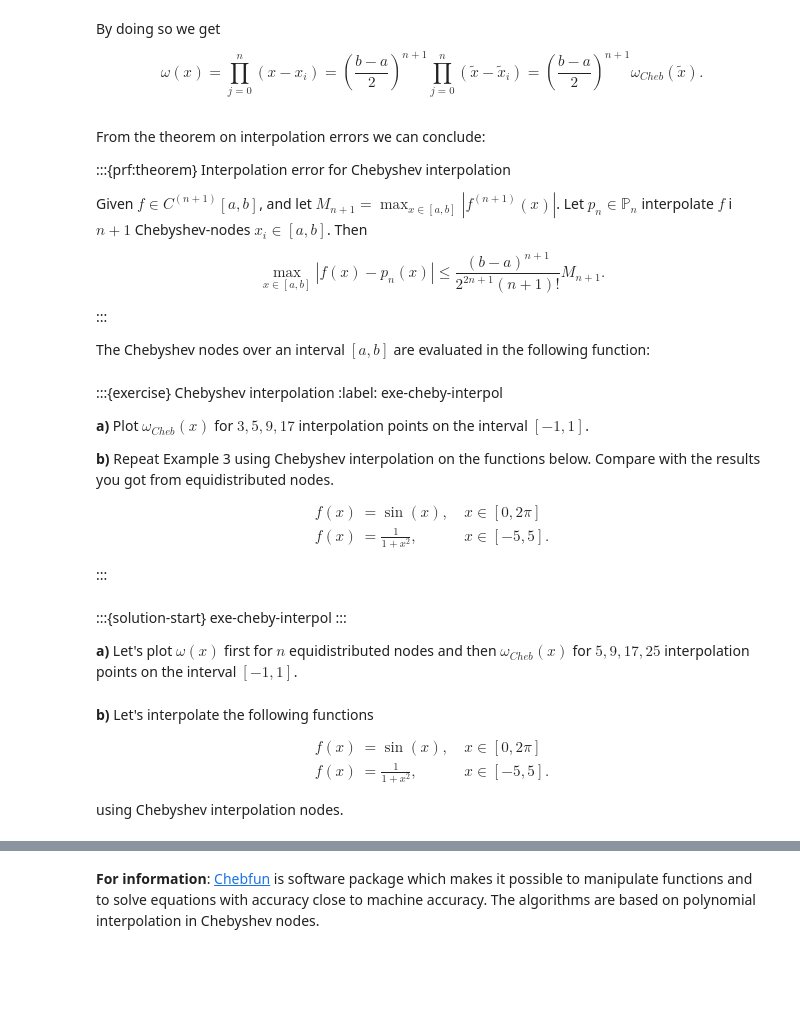
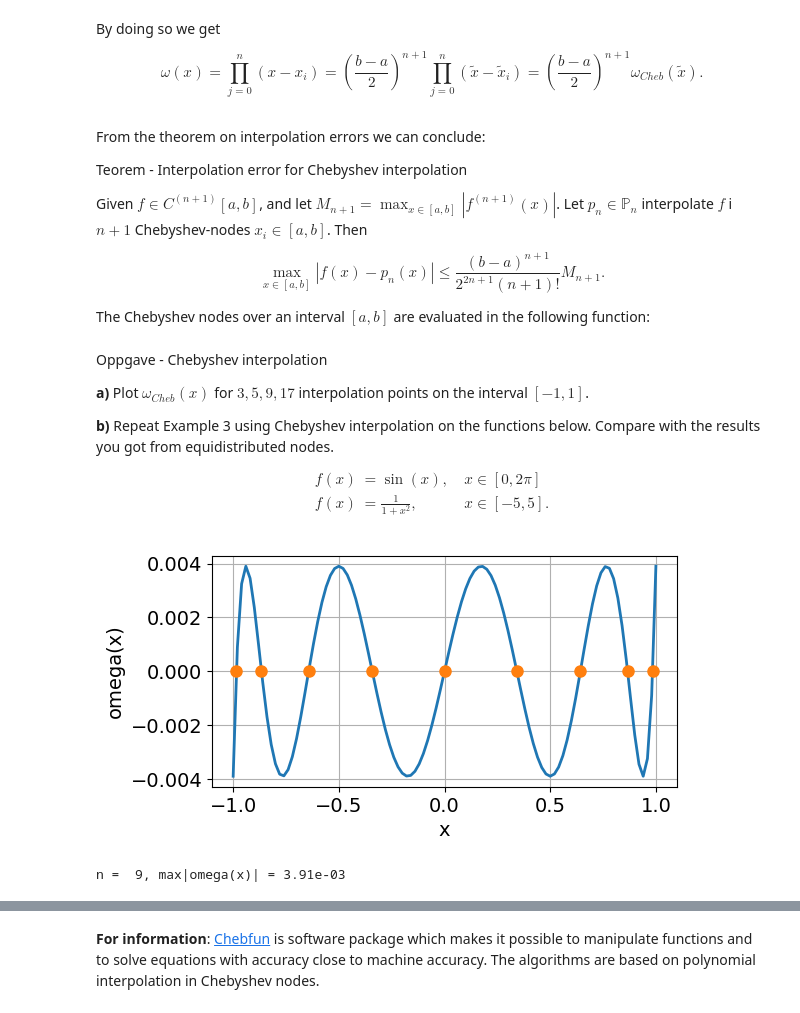
Before and after one commit to solniva/TMA4320_ScientificComputationNotes, a Jupyter notebook: chapter_interpolation/ErrorTheoryInterpolation.ipynb, the cells around one changed output, grey strips where cells are left out. Saved outputs shown, nothing was run; the diff lists cells and outputs as text; code cells hidden in the pictures; blank space fills up the shorter version.

```diff
--- a/chapter_interpolation/ErrorTheoryInterpolation.ipynb
+++ b/chapter_interpolation/ErrorTheoryInterpolation.ipynb
@@ -397,7 +454,7 @@ $$
 # %% [markdown]
 From the theorem on interpolation errors we can conclude:
 
-:::{prf:theorem} Interpolation error for Chebyshev interpolation
+Teorem - Interpolation error for Chebyshev interpolation
 
 Given $f \in C^{(n+1)}[a,b]$, and let $M_{n+1} = \max_{x\in [a,b]}|f^{(n+1)}(x)|$.  Let $p_{n} \in \mathbb{P}_n$ interpolate $f$ i $n+1$ Chebyshev-nodes $x_i \in [a,b]$. Then
 
@@ -405,8 +462,6 @@ $$
 \max_{x\in[a,b]}|f(x) - p_n(x)| \leq \frac{(b-a)^{n+1}}{2^{2n+1}(n+1)!} M_{n+1}.
 $$
 
-:::
-
 The Chebyshev nodes over an interval $[a,b]$ are evaluated in the following function:
 # %%
 def chebyshev_nodes(a, b, n):
@@ -416,7 +471,6 @@ def chebyshev_nodes(a, b, n):
     return 0.5*(b-a)*x+0.5*(b+a)        # nodes over the interval [a,b]
 # %% [markdown]
-:::{exercise} Chebyshev interpolation
-:label: exe-cheby-interpol
+Oppgave - Chebyshev interpolation
 
 **a)**
 Plot $\omega_{Cheb}(x)$ for $3, 5, 9, 17$ interpolation points on the interval $[-1,1]$.
@@ -428,10 +482,3 @@ Repeat Example 3 using Chebyshev interpolation on the functions below. Compare w
   f(x) &= \sin(x), && x\in[0,2\pi] \\
   f(x) &= \frac{1}{1+x^2}, && x\in[-5,5].
 \end{align*}
-
-:::
-# %% [markdown]
-:::{solution-start} exe-cheby-interpol
-:::
-
-**a)** Let's plot  $\omega(x)$  first for $n$ equidistributed nodes and then $\omega_{Cheb}(x)$ for $5, 9, 17, 25$ interpolation points on the interval $[-1,1]$.
@@ -445,10 +485,16 @@ x = np.linspace(a, b, 501)
 # %%
-# equidistributes nodes
-xdata = np.linspace(a, b, n)
+a, b = 1, -1
+n = 9
+
+xdata = chebyshev_nodes(a, b, n)
+x = np.linspace(a, b, 101)
 
 plt.plot(x, omega(xdata, x))
-plt.plot(xdata,omega(xdata, xdata), "o")
-plt.grid(True)
-plt.xlabel('x')
-plt.ylabel('omega(x)')
+plt.plot(xdata, omega(xdata, xdata), "o")
+plt.xlabel("x")
+plt.ylabel("omega(x)")
+plt.show()
 print("n = {:2d}, max|omega(x)| = {:.2e}".format(n, max(abs(omega(xdata, x)))))
+# %% [output]
+[figure, added]
+n =  9, max|omega(x)| = 3.91e-03
@@ -465,11 +501 @@ print("n = {:2d}, max|omega(x)| = {:.2e}".format(n, max(abs(omega(xdata, x)))))
-# %% [markdown]
-**b)**
-Let's interpolate the following functions
-
-\begin{align*}
-  f(x) &= \sin(x), && x\in[0,2\pi] \\
-  f(x) &= \frac{1}{1+x^2}, && x\in[-5,5].
-\end{align*}
-
-using Chebyshev interpolation nodes.
 # %%
```
Also changed, not shown: parts of 28 cells of this notebook.
